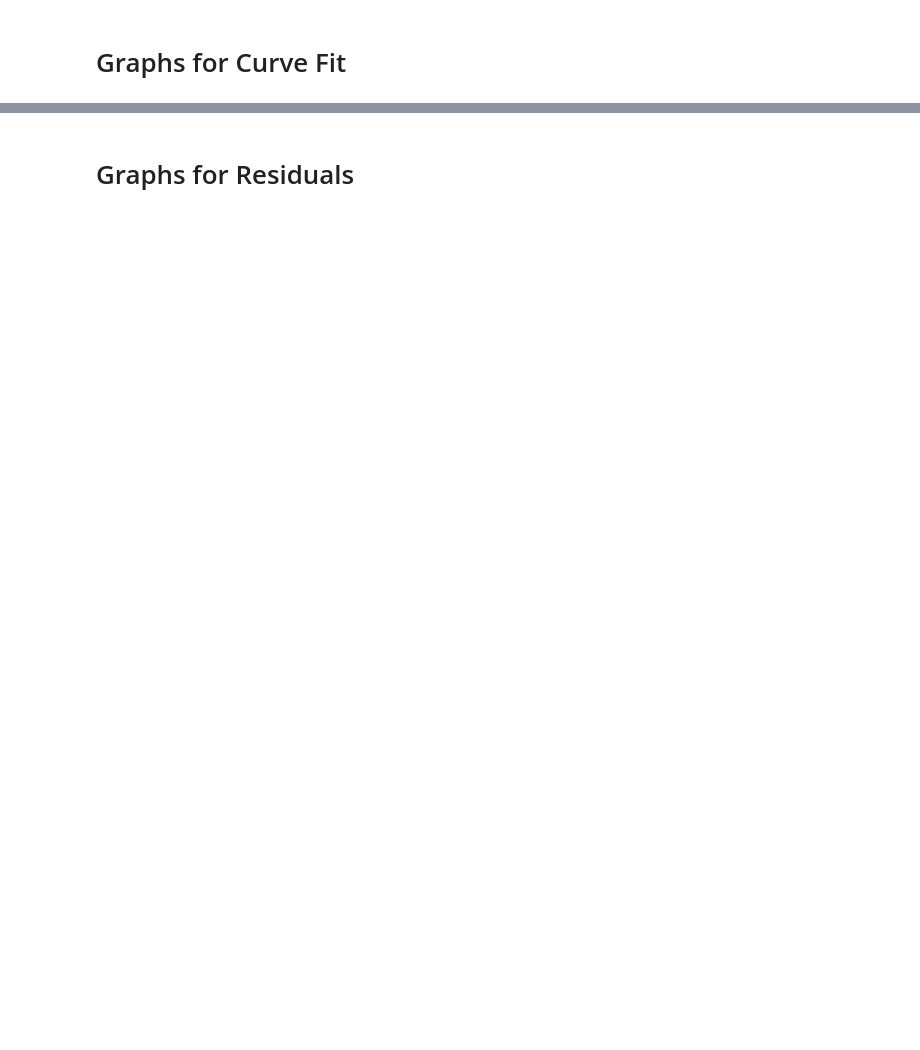
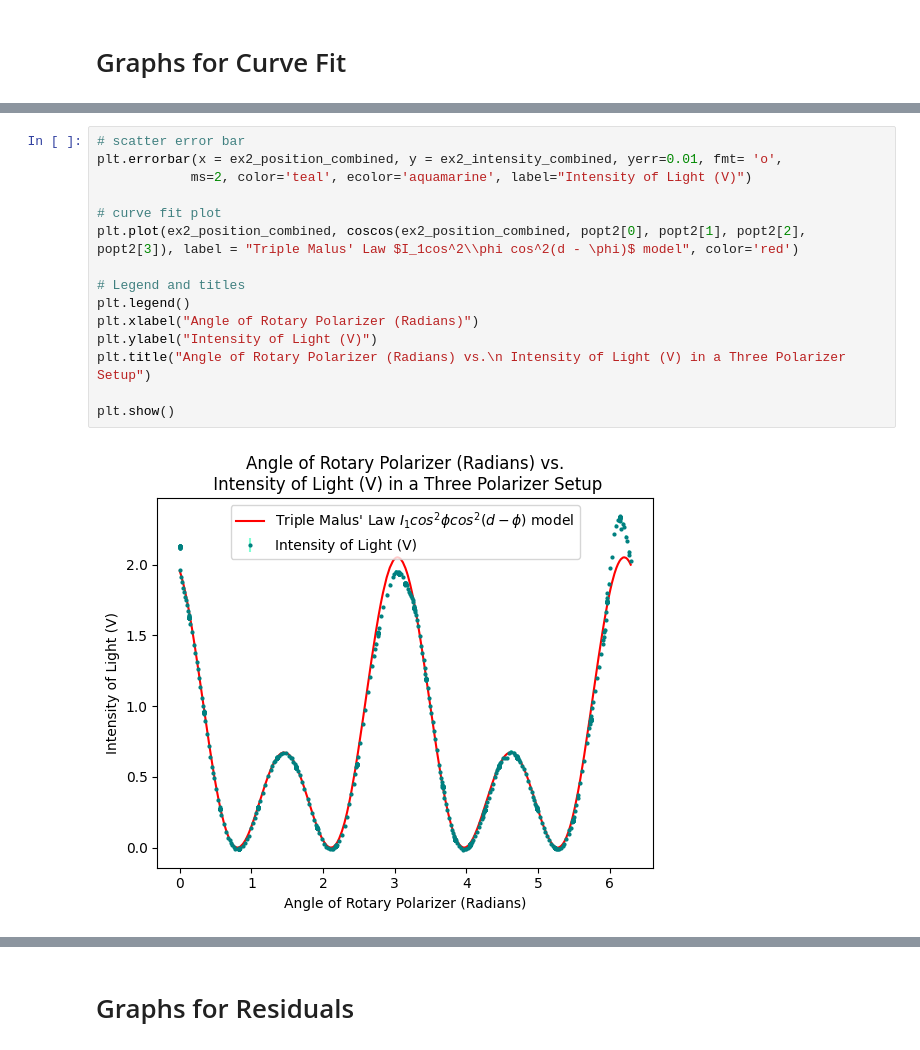
Before and after one commit to PercyFrancis/PHY224, a Jupyter notebook: free_choice_2/notebooks/template_for_notebook.ipynb, the cells around one changed output, grey strips where cells are left out. Saved outputs shown, nothing was run; the diff lists cells and outputs as text; blank space fills up the shorter version.

```diff
--- a/free_choice_2/notebooks/template_for_notebook.ipynb
+++ b/free_choice_2/notebooks/template_for_notebook.ipynb
@@ -174,0 +237,17 @@ plt.show()
+# %%
+# scatter error bar
+plt.errorbar(x = ex2_position_combined, y = ex2_intensity_combined, yerr=0.01, fmt= 'o',
+            ms=2, color='teal', ecolor='aquamarine', label="Intensity of Light (V)")
+
+# curve fit plot
+plt.plot(ex2_position_combined, coscos(ex2_position_combined, popt2[0], popt2[1], popt2[2], popt2[3]), label = "Triple Malus' Law $I_1cos^2\\phi cos^2(d - \phi)$ model", color='red')
+
+# Legend and titles
+plt.legend()
+plt.xlabel("Angle of Rotary Polarizer (Radians)")
+plt.ylabel("Intensity of Light (V)")
+plt.title("Angle of Rotary Polarizer (Radians) vs.\n Intensity of Light (V) in a Three Polarizer Setup")
+
+plt.show()
+# %% [output]
+[figure, added]
```
Also changed, not shown: parts of 38 cells of this notebook, 3 other files.
